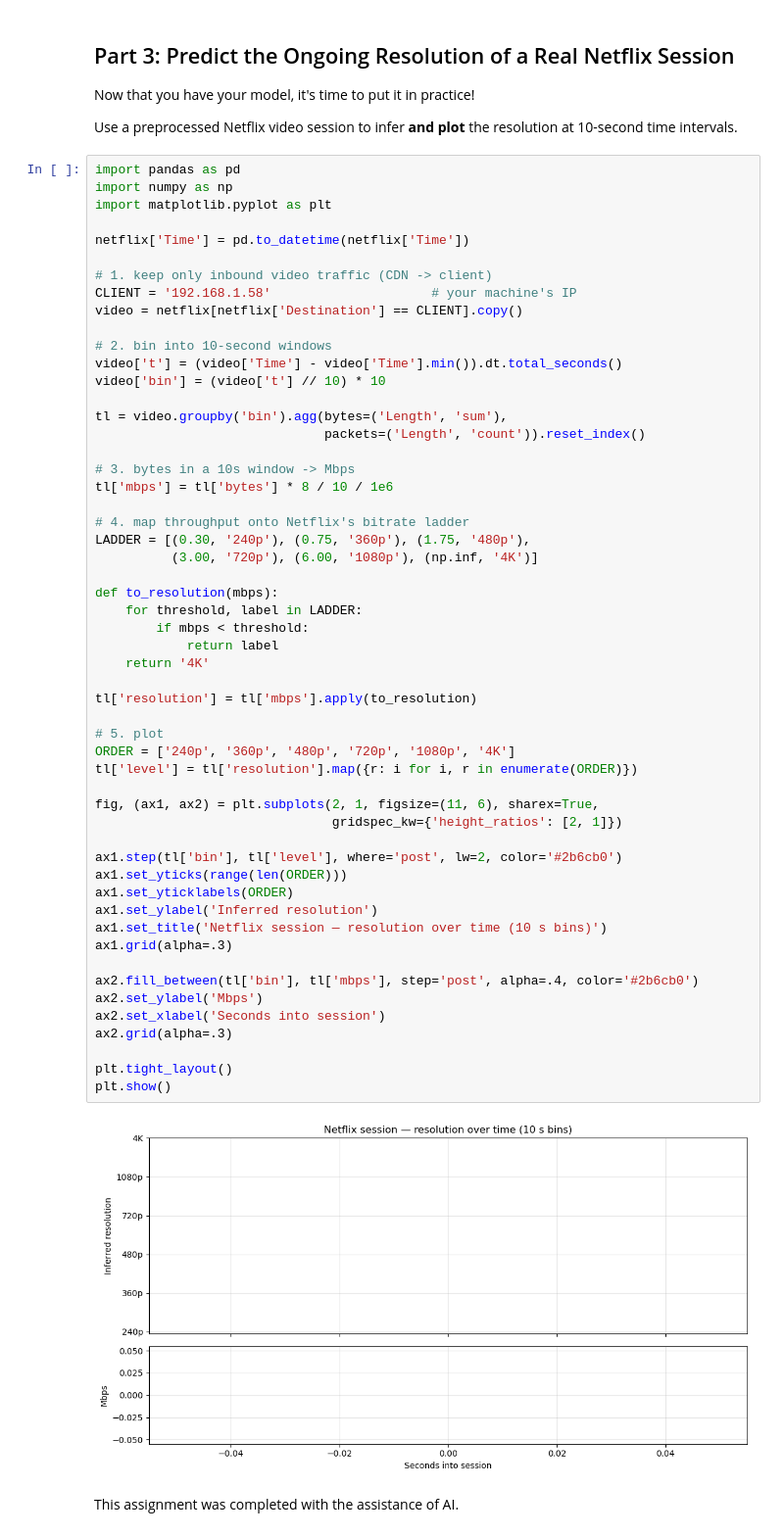
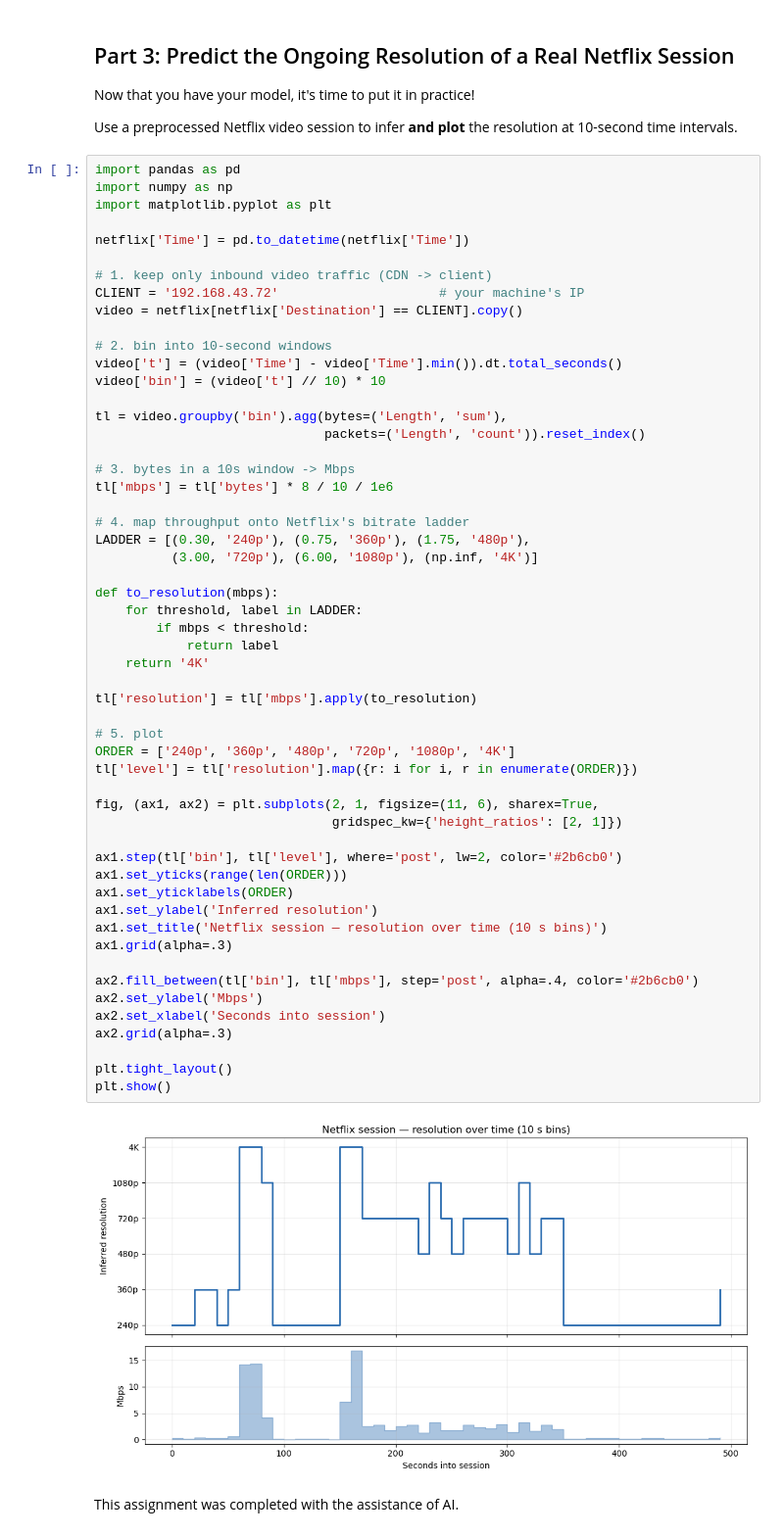
Before and after one commit to angelinatan319/ml-systems, a Jupyter notebook: docs/assignments/1-Video-Quality-Inference.ipynb, the cells around one changed output. Shown at 98% size. Cells and saved outputs as stored; diff of their text form.

Commit message:
assignment 1: resolution inference plot

```diff
--- a/docs/assignments/1-Video-Quality-Inference.ipynb
+++ b/docs/assignments/1-Video-Quality-Inference.ipynb
@@ -498,7 +482,7 @@ import matplotlib.pyplot as plt
 netflix['Time'] = pd.to_datetime(netflix['Time'])
 
 # 1. keep only inbound video traffic (CDN -> client)
-CLIENT = '192.168.1.58'                     # your machine's IP
+CLIENT = '192.168.43.72'                     # your machine's IP
 video = netflix[netflix['Destination'] == CLIENT].copy()
 
 # 2. bin into 10-second windows
@@ -518,33 +502,33 @@ LADDER = [(0.30, '240p'), (0.75, '360p'), (1.75, '480p'),
 def to_resolution(mbps):
     for threshold, label in LADDER:
         if mbps < threshold:
             return label
     return '4K'
 
 tl['resolution'] = tl['mbps'].apply(to_resolution)
 
 # 5. plot
 ORDER = ['240p', '360p', '480p', '720p', '1080p', '4K']
 tl['level'] = tl['resolution'].map({r: i for i, r in enumerate(ORDER)})
 
 fig, (ax1, ax2) = plt.subplots(2, 1, figsize=(11, 6), sharex=True,
                                gridspec_kw={'height_ratios': [2, 1]})
 
 ax1.step(tl['bin'], tl['level'], where='post', lw=2, color='#2b6cb0')
 ax1.set_yticks(range(len(ORDER)))
 ax1.set_yticklabels(ORDER)
 ax1.set_ylabel('Inferred resolution')
 ax1.set_title('Netflix session — resolution over time (10 s bins)')
 ax1.grid(alpha=.3)
 
 ax2.fill_between(tl['bin'], tl['mbps'], step='post', alpha=.4, color='#2b6cb0')
 ax2.set_ylabel('Mbps')
 ax2.set_xlabel('Seconds into session')
 ax2.grid(alpha=.3)
 
 plt.tight_layout()
 plt.show()
 # %% [output]
-[figure, old version]
+[figure, new version]
 # %% [markdown]
 This assignment was completed with the assistance of AI.
```
Also changed, not shown: parts of 3 cells of this notebook.
